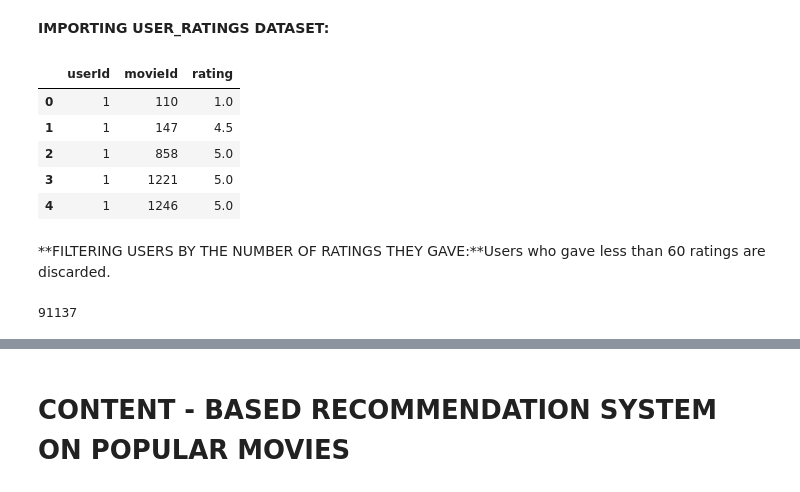
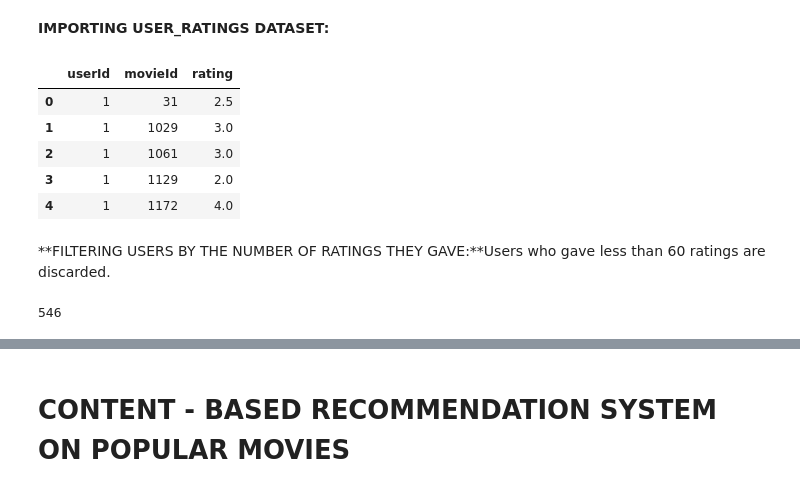
Before and after one commit to disha2sinha/Movie-Recommendation-System, a Jupyter notebook: Recommendation_System.ipynb, the cells around one changed output, grey strips where cells are left out. Saved outputs shown, nothing was run; the diff lists cells and outputs as text; code cells hidden in the pictures.

```diff
--- a/Recommendation_System.ipynb
+++ b/Recommendation_System.ipynb
@@ -189,27 +189,27 @@ popular_movies.head()
 # %% [markdown]
 **IMPORTING USER_RATINGS DATASET:**
 # %%
-#https://drive.google.com/file/d/1nVaAmYBm8xnDR8ynF9eX0qY06_c5ZzqG/view?usp=sharing
-id='1nVaAmYBm8xnDR8ynF9eX0qY06_c5ZzqG'
+#https://drive.google.com/file/d/1NzOSm246hU_dHBEoz9ZcOJiPxigeDopo/view?usp=sharing
+id='1NzOSm246hU_dHBEoz9ZcOJiPxigeDopo'
 downloaded = drive.CreateFile({'id':id})
 downloaded.GetContentFile('RevisedRatings.csv')
 user_ratings = pd.read_csv('RevisedRatings.csv',engine='python',index_col=0)
 user_ratings.head()
 # %% [output]
 |  | userId | movieId | rating |
-| 0 | 1 | 110 | 1.0 |
-| 1 | 1 | 147 | 4.5 |
-| 2 | 1 | 858 | 5.0 |
-| 3 | 1 | 1221 | 5.0 |
-| 4 | 1 | 1246 | 5.0 |
+| 0 | 1 | 31 | 2.5 |
+| 1 | 1 | 1029 | 3.0 |
+| 2 | 1 | 1061 | 3.0 |
+| 3 | 1 | 1129 | 2.0 |
+| 4 | 1 | 1172 | 4.0 |
 # %% [markdown]
 **FILTERING USERS BY THE NUMBER OF RATINGS THEY GAVE:**Users who gave less than 60 ratings are discarded.
 # %%
 user_numberOfRatings=pd.DataFrame(user_ratings.groupby('userId')['rating'].count()).rename(columns={'rating':'count_rating'})
-user_numberOfRatings=user_numberOfRatings[user_numberOfRatings['count_rating']>60]
+user_numberOfRatings=user_numberOfRatings[user_numberOfRatings['count_rating']>30]
 len(user_numberOfRatings)
 # %% [output]
-91137
+546
 # %%
 user_ratings.shape
 # %% [output]
```
Also changed, not shown: parts of 13 cells of this notebook.
